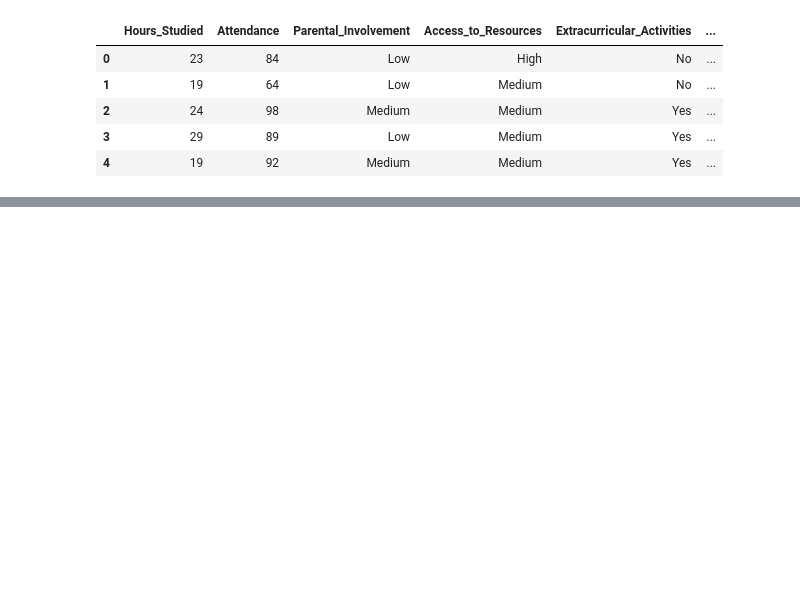
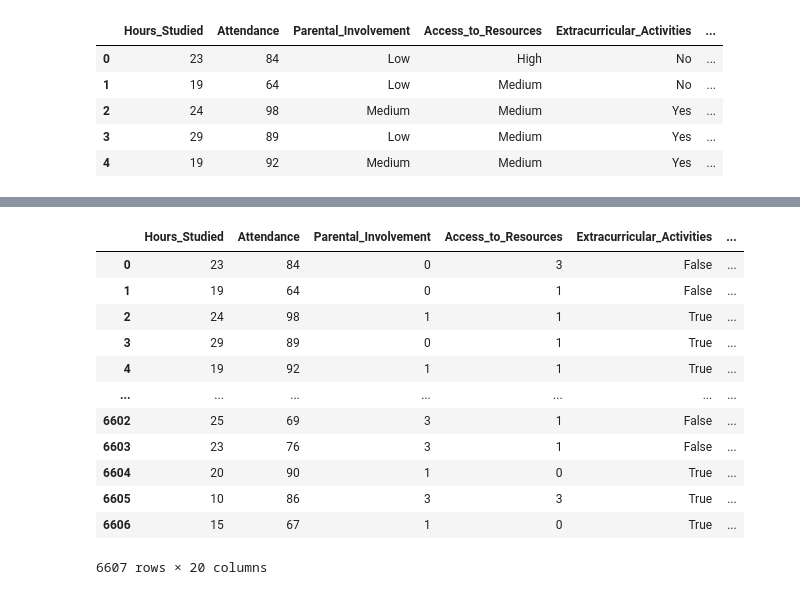
Before and after one commit to IosifSramec/ML-Project-for-predicting-Student-s-Grades, a Jupyter notebook: IosifProiect.ipynb, the cells around one changed output, grey strips where cells are left out. Drawn from its saved outputs; the diff is of its cells as text; code cells hidden in the pictures; blank space fills up the shorter version.

Commit message:
adaugat convertirea la numeric
mai trebuie scos din atribute, parca avem prea multe atribute/variabile, poate trebuie combinate

```diff
--- a/IosifProiect.ipynb
+++ b/IosifProiect.ipynb
@@ -16,0 +85,48 @@ df.head()
+# %%
+df_numeric = df.copy()
+
+# 1. Definirea mapărilor
+level_mapping = {'Low': 0, 'Medium': 1, 'High': 3}
+bool_mapping = {'Yes': True, 'No': False}
+peer_mapping = {'Negative': 0, 'Neutral': 1, 'Positive': 2}
+edu_mapping = {'High School': 0, 'College': 1, 'Postgraduate': 2}
+dist_mapping = {'Near': 0, 'Moderate': 1, 'Far': 2}
+
+# 2. Coloane cu nivel (0, 1, 3) - Am scos Extracurricular de aici
+cols_to_map = [
+    'Parental_Involvement', 'Access_to_Resources',
+    'Motivation_Level', 'Teacher_Quality', 'Family_Income'
+]
+for col in cols_to_map:
+    df_numeric[col] = df[col].map(level_mapping)
+
+# 3. Coloane Booleene (Adăugat Extracurricular_Activities aici)
+bool_cols = ['Internet_Access', 'Learning_Disabilities', 'Extracurricular_Activities']
+for col in bool_cols:
+    df_numeric[col] = df[col].map(bool_mapping)
+
+# 4. Gen și Școală
+df_numeric['School_Type'] = df['School_Type'].map({'Public': True, 'Private': False})
+df_numeric['Gender'] = df['Gender'].map({'Male': True, 'Female': False})
+
+# 5. Categorii specifice (Atenție la Peer_Influence și f-mic la from)
+df_numeric['Peer_Influence'] = df['Peer_Influence'].map(peer_mapping)
+df_numeric['Parental_Education_Level'] = df['Parental_Education_Level'].map(edu_mapping)
+df_numeric['Distance_from_Home'] = df['Distance_from_Home'].map(dist_mapping)
+
+# Verificăm dacă transformarea a decurs bine
+df_numeric
+# %% [output]
+|  | Hours_Studied | Attendance | Parental_Involvement | Access_to_Resources | Extracurricular_Activities | ... |
+| 0 | 23 | 84 | 0 | 3 | False | ... |
+| 1 | 19 | 64 | 0 | 1 | False | ... |
+| 2 | 24 | 98 | 1 | 1 | True | ... |
+| 3 | 29 | 89 | 0 | 1 | True | ... |
+| 4 | 19 | 92 | 1 | 1 | True | ... |
+| ... | ... | ... | ... | ... | ... | ... |
+| 6602 | 25 | 69 | 3 | 1 | False | ... |
+| 6603 | 23 | 76 | 3 | 1 | False | ... |
+| 6604 | 20 | 90 | 1 | 0 | True | ... |
+| 6605 | 10 | 86 | 3 | 3 | True | ... |
+| 6606 | 15 | 67 | 1 | 0 | True | ... |
+6607 rows × 20 columns
```
Also changed, not shown: parts of 6 cells of this notebook.
